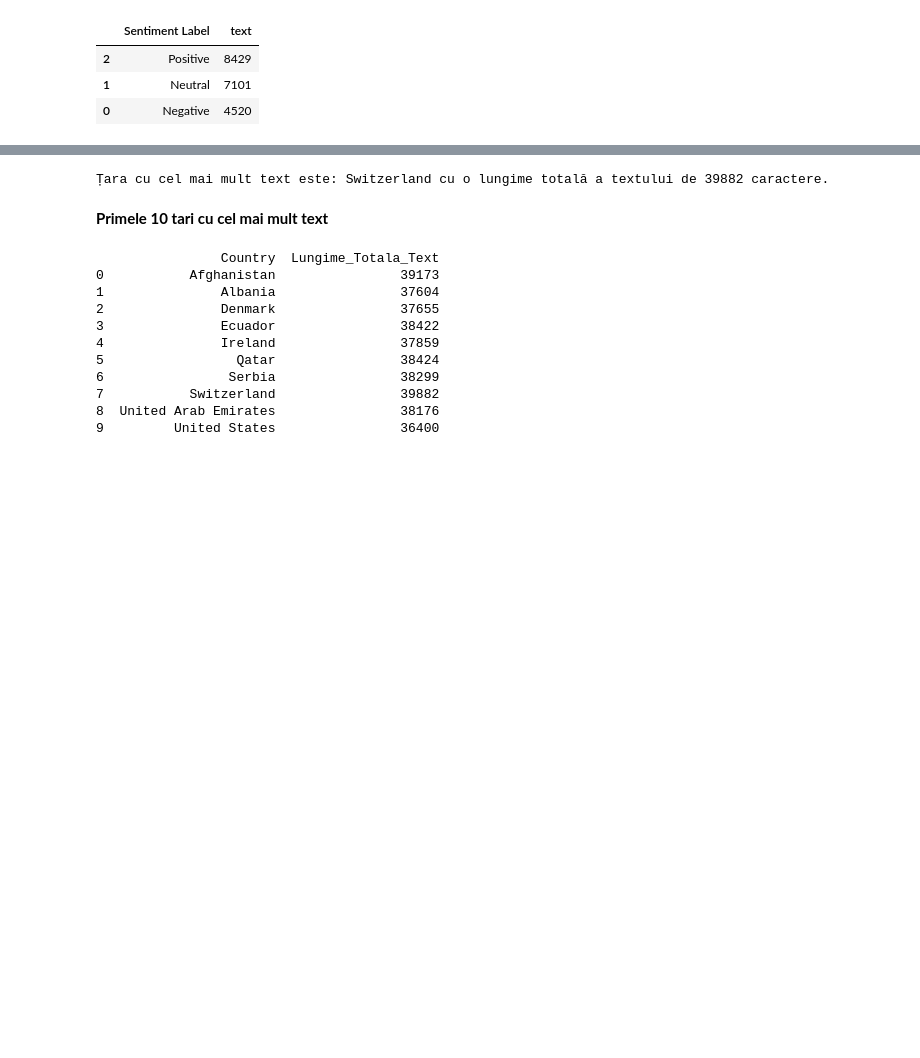
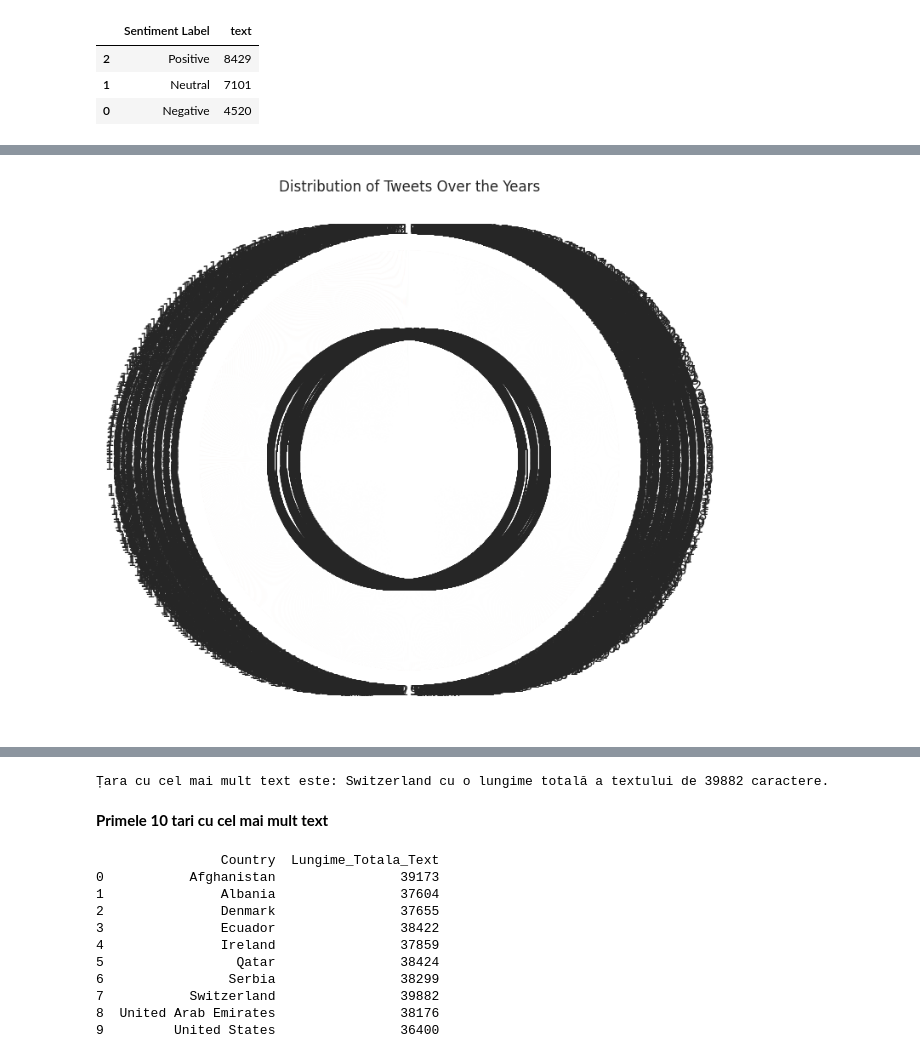
Before and after one commit to IonutCiprian/BDA, a Jupyter notebook: Twitter_Sentiment_Analysis_using_Python_in_Google_Colab_V2.ipynb, the cells around one changed output, grey strips where cells are left out. Drawn from its saved outputs; the diff is of its cells as text; code cells hidden in the pictures; blank space fills up the shorter version.

```diff
--- a/Twitter_Sentiment_Analysis_using_Python_in_Google_Colab_V2.ipynb
+++ b/Twitter_Sentiment_Analysis_using_Python_in_Google_Colab_V2.ipynb
@@ -231,6 +231,19 @@ fig.update_traces(textinfo='value+percent+label', pull=[0.1, 0.1, 0.1], textposi
 fig.show()
 # %% [output]
 [interactive output not drawn]
+# %%
+import matplotlib.pyplot as plt
+
+# Calcularea procentelor pentru fiecare an
+year_percentages = df['Year'].value_counts(normalize=True) * 100
+
+# Creare grafic pie
+plt.figure(figsize=(8, 8))
+plt.pie(year_percentages, labels=year_percentages.index, autopct='%1.1f%%', startangle=90, colors=plt.cm.Paired(range(len(year_percentages))))
+plt.title('Distribution of Tweets Over the Years')
+plt.show()
+# %% [output]
+[figure, added]
 # %%
 import plotly.express as px
 
```
Also changed, not shown: parts of 18 cells of this notebook.
